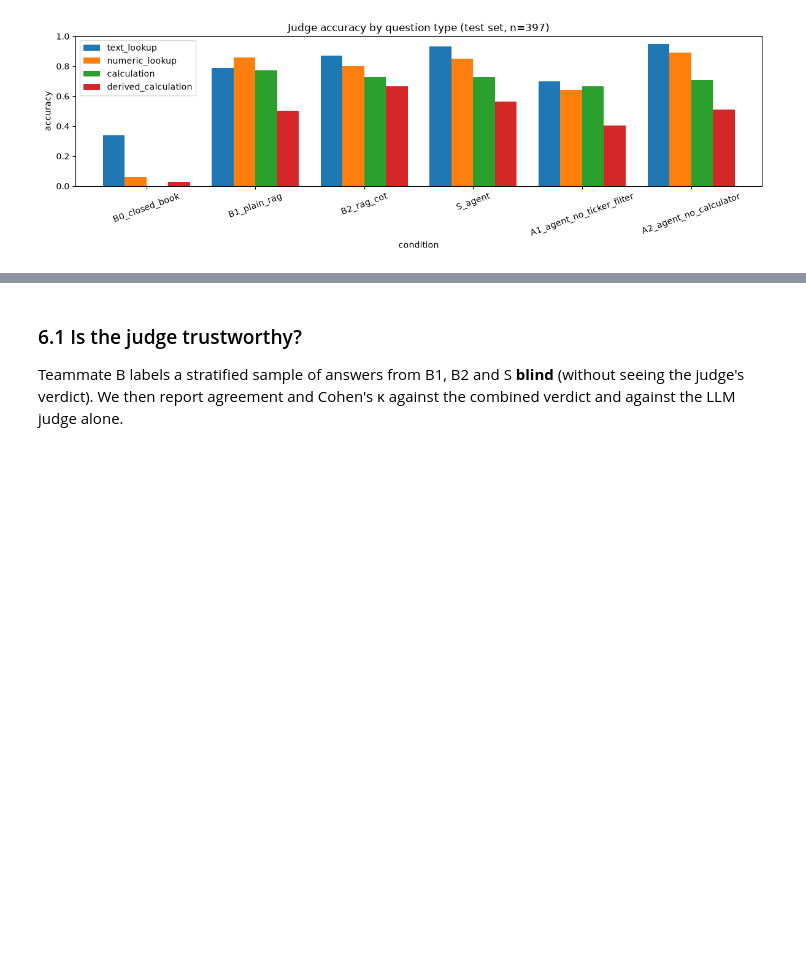
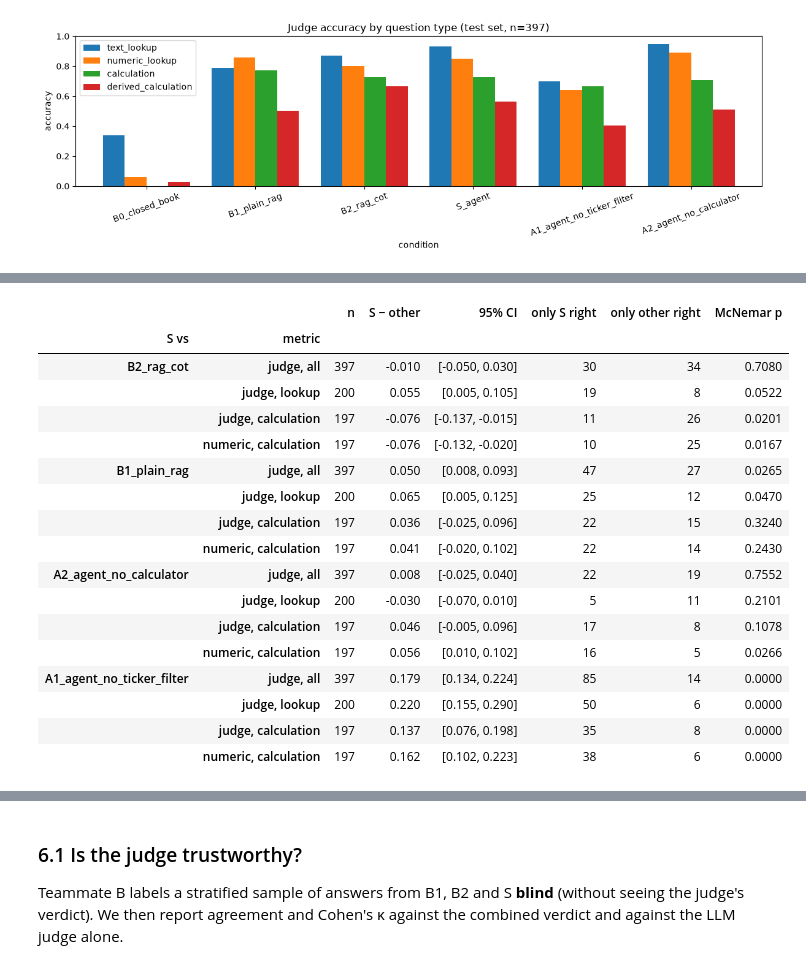
Before and after one commit to vyom-nikhra/p03_10k_analyst, a Jupyter notebook: P03_Financial_10K_Analyst.ipynb, the cells around one changed output, grey strips where cells are left out. Drawn from its saved outputs; the diff is of its cells as text; code cells hidden in the pictures; blank space fills up the shorter version.

Commit message:
Confidence intervals, paired tests and findings in section 6; notebook defaults to the full test set

```diff
--- a/P03_Financial_10K_Analyst.ipynb
+++ b/P03_Financial_10K_Analyst.ipynb
@@ -68,7 +68,7 @@ np.random.seed(SEED)
 torch.manual_seed(SEED)
 
 # Flags (environment variables override the defaults, so a full run can be started without editing the notebook)
-QUICK_RUN = os.environ.get("QUICK_RUN", "1") == "1"                # True: evaluate a small fixed sample live
+QUICK_RUN = os.environ.get("QUICK_RUN", "0") == "1"                # True: evaluate a small fixed sample live
 USE_CACHED_PREDS = os.environ.get("USE_CACHED_PREDS", "1") == "1"  # True: full set from artifacts/preds, no live runs
 GENERATE_DERIVED = os.environ.get("GENERATE_DERIVED", "0") == "1"   # True: let the LLM generate missing derived items
 IN_COLAB = "google.colab" in sys.modules
@@ -1759,0 +1732,66 @@ plt.show()
+# %%
+from scipy.stats import binomtest
+
+N_BOOT = 10_000
+boot_rng = np.random.default_rng(SEED)
+
+
+def in_group(p, group):
+    """'lookup' = text + numeric lookups; 'calculation' = real + derived calculations."""
+    if group == "all":
+        return p
+    return p[p.qtype.isin(CALC_TYPES)] if group == "calculation" else p[~p.qtype.isin(CALC_TYPES)]
+
+
+def outcome(p, col):
+    """0/1 per qid, verdict-less rows dropped."""
+    s = p.set_index("qid")[col]
+    return s[s.notna()].astype(float)
+
+
+def boot_ci(x):
+    x = np.asarray(x, dtype=float)
+    means = x[boot_rng.integers(0, len(x), size=(N_BOOT, len(x)))].mean(axis=1)
+    return np.percentile(means, [2.5, 97.5])
+
+
+def fmt_ci(x):
+    lo, hi = boot_ci(x)
+    return f"{np.mean(x):.3f} [{lo:.3f}, {hi:.3f}]"
+
+
+METRICS = [("judge, all", "judge_ok", "all"), ("judge, lookup", "judge_ok", "lookup"),
+           ("judge, calculation", "judge_ok", "calculation"), ("numeric, calculation", "numeric_ok", "calculation")]
+ci_table = pd.DataFrame({name: {m: fmt_ci(outcome(in_group(p, g), col)) for m, col, g in METRICS}
+                         for name, p in scored.items()}).T
+ci_table.index.name = "condition (accuracy [95% CI])"
+display(ci_table)
+
+paired_rows = []
+for other in ("B2_rag_cot", "B1_plain_rag", "A2_agent_no_calculator", "A1_agent_no_ticker_filter"):
+    for m, col, g in METRICS:
+        both = pd.concat([outcome(in_group(scored["S_agent"], g), col).rename("S"),
+                          outcome(in_group(scored[other], g), col).rename("other")], axis=1, join="inner")
+        diff = both.S - both.other
+        lo, hi = boot_ci(diff)
+        s_only, other_only = int((diff > 0).sum()), int((diff < 0).sum())
+        p = binomtest(s_only, s_only + other_only, 0.5).pvalue if s_only + other_only else 1.0
+        paired_rows.append({"S vs": other, "metric": m, "n": len(both), "S − other": round(diff.mean(), 3),
+                            "95% CI": f"[{lo:.3f}, {hi:.3f}]", "only S right": s_only,
+                            "only other right": other_only, "McNemar p": round(p, 4)})
+paired = pd.DataFrame(paired_rows).set_index(["S vs", "metric"])
+display(paired)
+
+# The success targets of section 1, fixed before any test result
+r5 = retrieval_table.set_index(["retriever", "ticker filter"]).loc[("hybrid RRF + rerank", "on"), "R@5"]
+num_gap = paired.loc[("B2_rag_cot", "numeric, calculation"), "S − other"]
+look_gap = paired.loc[("B1_plain_rag", "judge, lookup"), "S − other"]
+calc_use = results.loc["S_agent", "calculator used (calc)"]
+targets = pd.DataFrame([
+    ("retrieval Recall@5 (hybrid + rerank, filter on)", "≥ 0.90", r5, r5 >= 0.90),
+    ("numeric acc on calculation, S − B2", "≥ +0.15", num_gap, num_gap >= 0.15),
+    ("judge acc on lookup, S − B1", "≥ −0.03", look_gap, look_gap >= -0.03),
+    ("calculator used on calculation questions (S)", "≥ 0.90", calc_use, calc_use >= 0.90),
+], columns=["target", "goal", "result", "met"]).set_index("target")
+display(targets.round(3))
+# %% [output]
@@ -1759,0 +1806,18 @@ plt.show()
+|  |  | n | S − other | 95% CI | only S right | only other right | McNemar p |
+| S vs | metric |  |  |  |  |  |  |
+| B2_rag_cot | judge, all | 397 | -0.010 | [-0.050, 0.030] | 30 | 34 | 0.7080 |
+|  | judge, lookup | 200 | 0.055 | [0.005, 0.105] | 19 | 8 | 0.0522 |
+|  | judge, calculation | 197 | -0.076 | [-0.137, -0.015] | 11 | 26 | 0.0201 |
+|  | numeric, calculation | 197 | -0.076 | [-0.132, -0.020] | 10 | 25 | 0.0167 |
+| B1_plain_rag | judge, all | 397 | 0.050 | [0.008, 0.093] | 47 | 27 | 0.0265 |
+|  | judge, lookup | 200 | 0.065 | [0.005, 0.125] | 25 | 12 | 0.0470 |
+|  | judge, calculation | 197 | 0.036 | [-0.025, 0.096] | 22 | 15 | 0.3240 |
+|  | numeric, calculation | 197 | 0.041 | [-0.020, 0.102] | 22 | 14 | 0.2430 |
+| A2_agent_no_calculator | judge, all | 397 | 0.008 | [-0.025, 0.040] | 22 | 19 | 0.7552 |
+|  | judge, lookup | 200 | -0.030 | [-0.070, 0.010] | 5 | 11 | 0.2101 |
+|  | judge, calculation | 197 | 0.046 | [-0.005, 0.096] | 17 | 8 | 0.1078 |
+|  | numeric, calculation | 197 | 0.056 | [0.010, 0.102] | 16 | 5 | 0.0266 |
+| A1_agent_no_ticker_filter | judge, all | 397 | 0.179 | [0.134, 0.224] | 85 | 14 | 0.0000 |
+|  | judge, lookup | 200 | 0.220 | [0.155, 0.290] | 50 | 6 | 0.0000 |
+|  | judge, calculation | 197 | 0.137 | [0.076, 0.198] | 35 | 8 | 0.0000 |
+|  | numeric, calculation | 197 | 0.162 | [0.102, 0.223] | 38 | 6 | 0.0000 |
```
Also changed, not shown: parts of 12 cells of this notebook, 4 other files.
